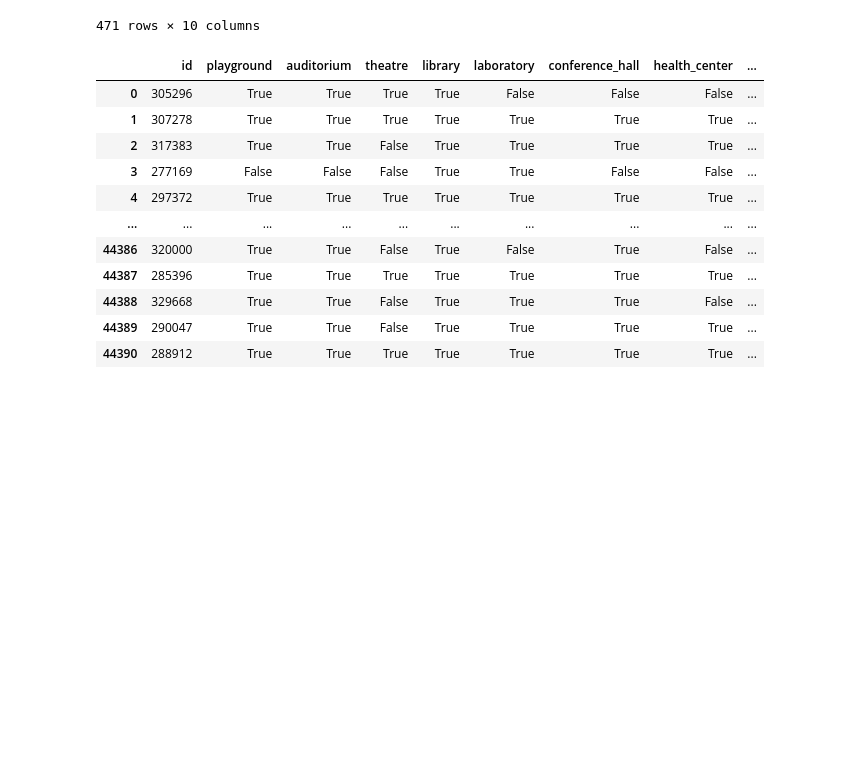
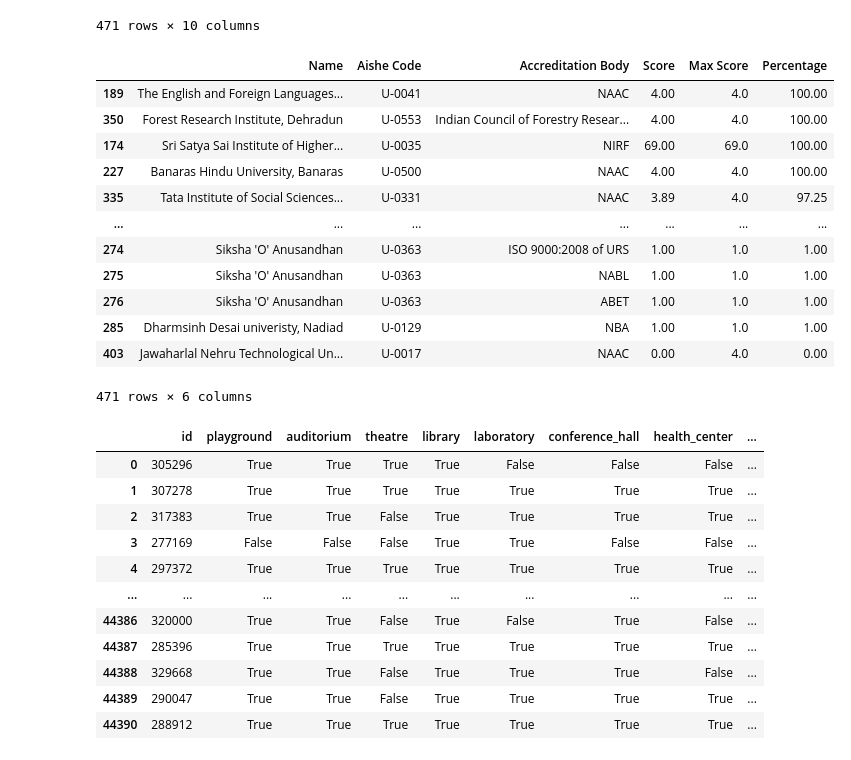
Before and after one commit to jainharsh8506/SIH2022, a Jupyter notebook: Hello/university_2017.ipynb, the cells around one changed output. Cells and saved outputs as stored; diff of their text form; code cells hidden in the pictures; blank space fills up the shorter version.

```diff
--- a/Hello/university_2017.ipynb
+++ b/Hello/university_2017.ipynb
@@ -193,6 +193,26 @@ df_uni_accr_2017_sort_u_2017
 | 285 | 129 | Dharmsinh Desai univeristy, Nadiad | U-0129 | NBA | 2017 | False | 1.00 | 1.0 | ... |
 | 403 | 17 | Jawaharlal Nehru Technological Un... | U-0017 | NAAC | 2017 | True | 0.00 | 4.0 | ... |
 471 rows × 10 columns
+# %%
+def Accreditation_2017():
+    df_accreditation_uni_2017=df_uni_accr_2017_sort_u_2017.rename(columns={'name':'Name','aishe_code':'Aishe Code','accreditation_body':'Accreditation Body','score':'Score','max_score':'Max Score','percentage':'Percentage'})
+    return df_accreditation_uni_2017[['Name','Aishe Code','Accreditation Body','Score','Max Score','Percentage']]
+# %%
+Accreditation_2017()
+# %% [output]
+|  | Name | Aishe Code | Accreditation Body | Score | Max Score | Percentage |
+| 189 | The English and Foreign Languages... | U-0041 | NAAC | 4.00 | 4.0 | 100.00 |
+| 350 | Forest Research Institute, Dehradun | U-0553 | Indian Council of Forestry Resear... | 4.00 | 4.0 | 100.00 |
+| 174 | Sri Satya Sai Institute of Higher... | U-0035 | NIRF | 69.00 | 69.0 | 100.00 |
+| 227 | Banaras Hindu University, Banaras | U-0500 | NAAC | 4.00 | 4.0 | 100.00 |
+| 335 | Tata Institute of Social Sciences... | U-0331 | NAAC | 3.89 | 4.0 | 97.25 |
+| ... | ... | ... | ... | ... | ... | ... |
+| 274 | Siksha 'O' Anusandhan | U-0363 | ISO 9000:2008 of URS | 1.00 | 1.0 | 1.00 |
+| 275 | Siksha 'O' Anusandhan | U-0363 | NABL | 1.00 | 1.0 | 1.00 |
+| 276 | Siksha 'O' Anusandhan | U-0363 | ABET | 1.00 | 1.0 | 1.00 |
+| 285 | Dharmsinh Desai univeristy, Nadiad | U-0129 | NBA | 1.00 | 1.0 | 1.00 |
+| 403 | Jawaharlal Nehru Technological Un... | U-0017 | NAAC | 0.00 | 4.0 | 0.00 |
+471 rows × 6 columns
 # %%
 df_infr_u_2017=pd.read_csv(("static/csv/2017/infrastructure.csv"),low_memory=False)
 # %%
```
Also changed, not shown: parts of 20 cells of this notebook.
